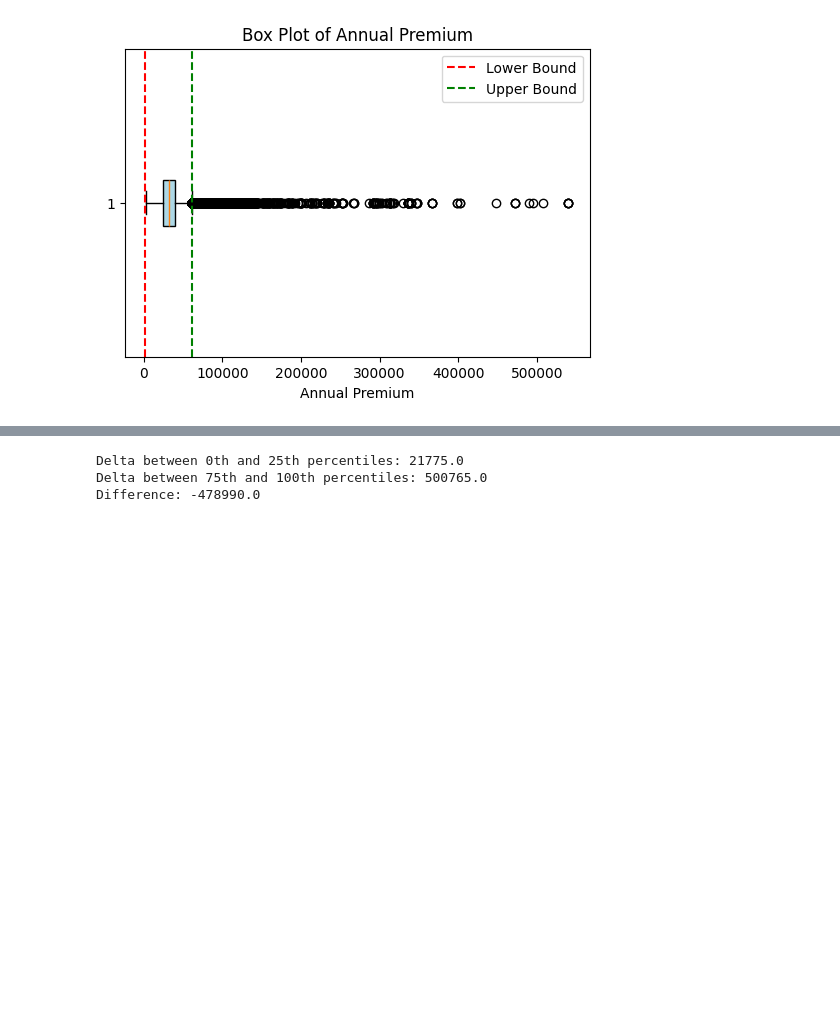
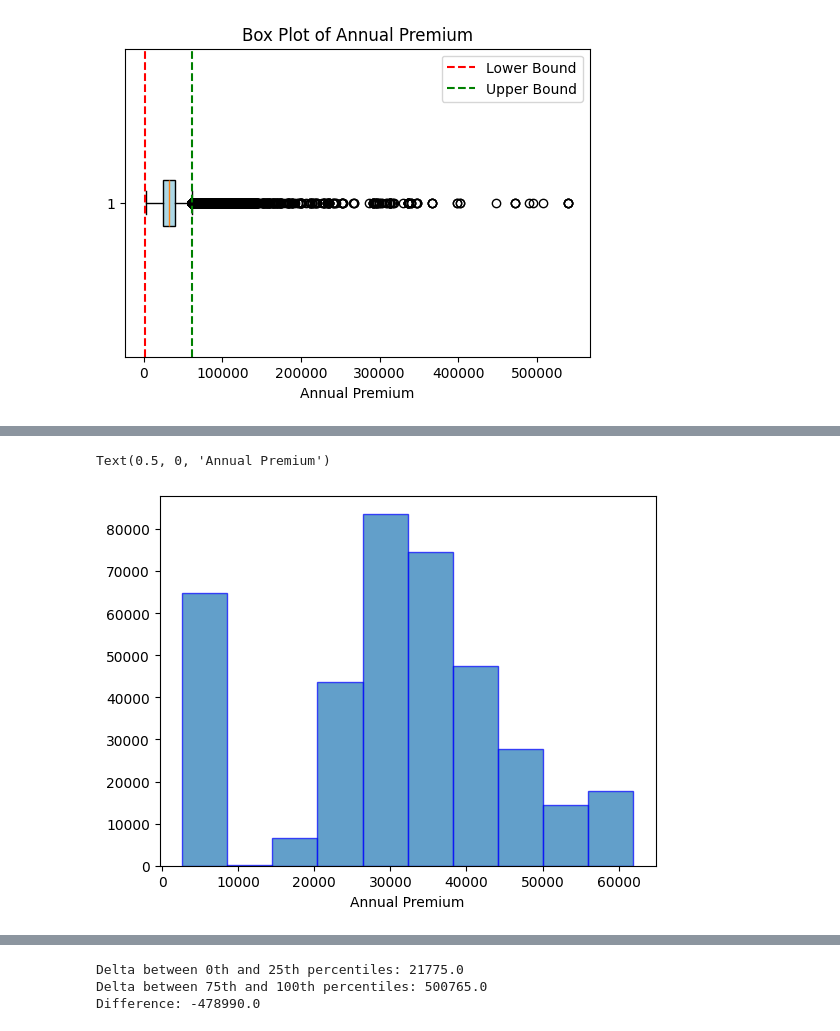
Before and after one commit to joseph-jomon/keaggling, a Jupyter notebook: First_task.ipynb, the cells around one changed output, grey strips where cells are left out. Cells and saved outputs as stored; diff of their text form; code cells hidden in the pictures; blank space fills up the shorter version.

```diff
--- a/First_task.ipynb
+++ b/First_task.ipynb
@@ -421,0 +450,6 @@ plt.show()
+# %%
+plt.hist(clipped_annual_premium, bins=10, alpha=0.7, edgecolor="blue")  # Add edgecolor for better visibility
+plt.xlabel("Annual Premium")
+# %% [output]
+Text(0.5, 0, 'Annual Premium')
+[figure, added]
```
Also changed, not shown: parts of 61 cells of this notebook.
